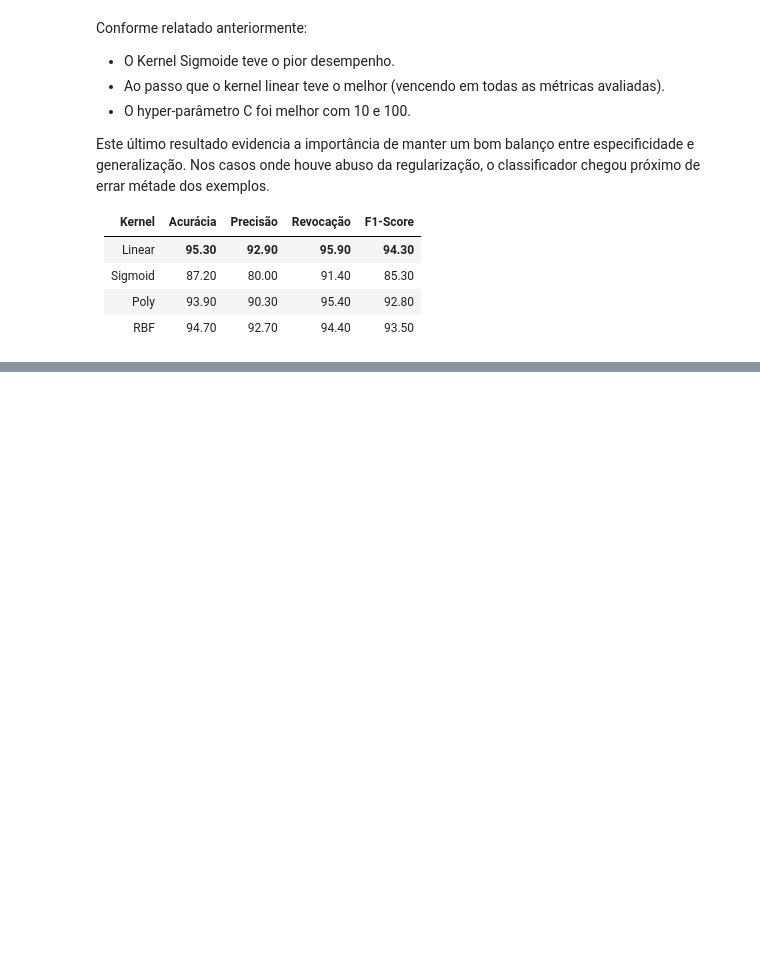
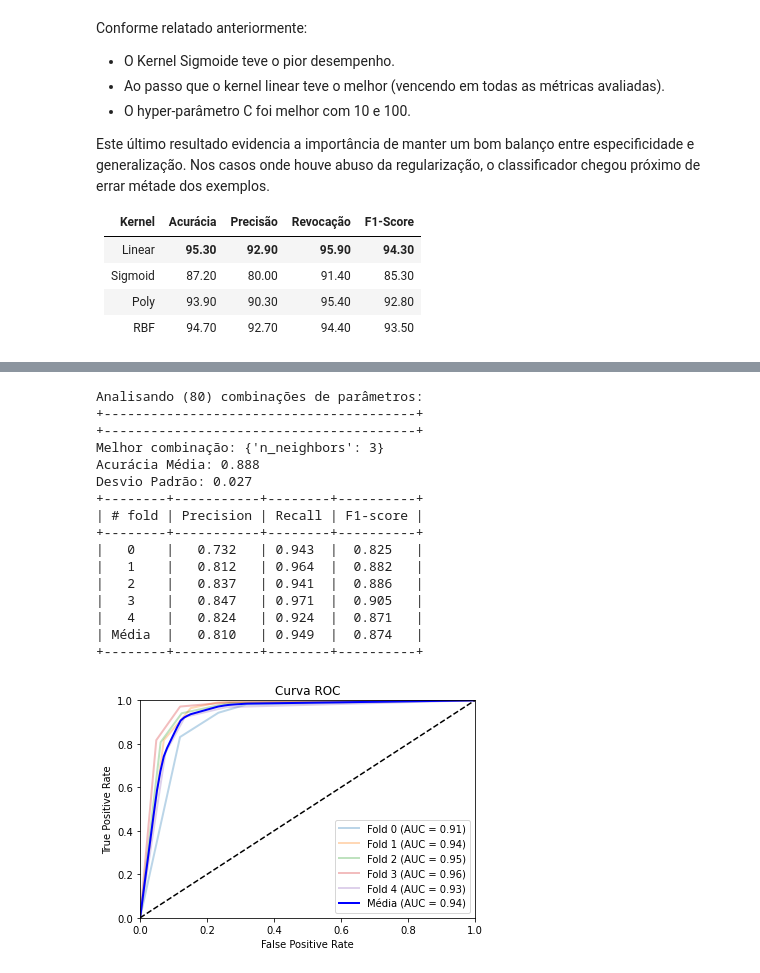
Before and after one commit to douglasllmoura/ufmg-ml, a Jupyter notebook: TP1_Classificacao_Exoplanetas.ipynb, the cells around one changed output, grey strips where cells are left out. Drawn from its saved outputs; the diff is of its cells as text; code cells hidden in the pictures; blank space fills up the shorter version.

```diff
--- a/TP1_Classificacao_Exoplanetas.ipynb
+++ b/TP1_Classificacao_Exoplanetas.ipynb
@@ -990,0 +938,31 @@ Após treinar cada algoritmo e realizar
+# %%
+params = {"n_neighbors":range(1,81)} # hiper-parâmetros avaliados
+
+knn = KNeighborsClassifier() # Classificador
+
+knn = find_parameters(X, y, knn, params, False) # Melhor classificador
+
+s = knn.scores # Estatisticas do melhor
+print("Acurácia Média: {:.3f}".format(np.mean(s.accuracy)))
+print("Desvio Padrão: {:.3f}".format(np.std(s.accuracy)))
+print(show_scores(s.precision, s.recall, s.f1, s.folds))
+
+plt_roc(s.fpr, s.tpr, s.folds) # Curva ROC do melhor
+# %% [output]
+Analisando (80) combinações de parâmetros:
++----------------------------------------+
++----------------------------------------+
+Melhor combinação: {'n_neighbors': 3}
+Acurácia Média: 0.888
+Desvio Padrão: 0.027
++--------+-----------+--------+----------+
+| # fold | Precision | Recall | F1-score |
++--------+-----------+--------+----------+
+|   0    |   0.732   | 0.943  |  0.825   |
+|   1    |   0.812   | 0.964  |  0.882   |
+|   2    |   0.837   | 0.941  |  0.886   |
+|   3    |   0.847   | 0.971  |  0.905   |
+|   4    |   0.824   | 0.924  |  0.871   |
+| Média  |   0.810   | 0.949  |  0.874   |
++--------+-----------+--------+----------+
+[figure, added]
```
Also changed, not shown: parts of 54 cells of this notebook.
